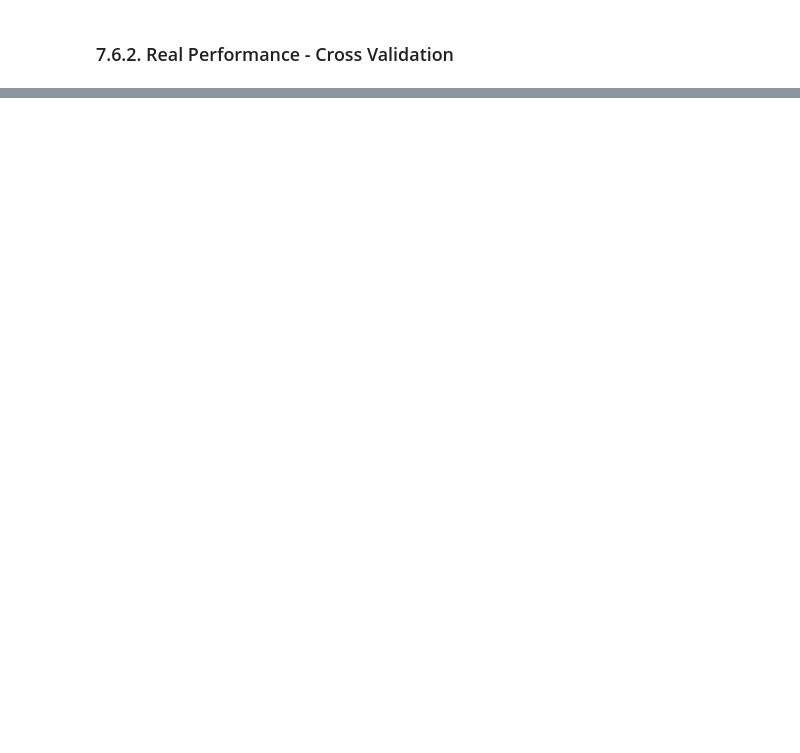
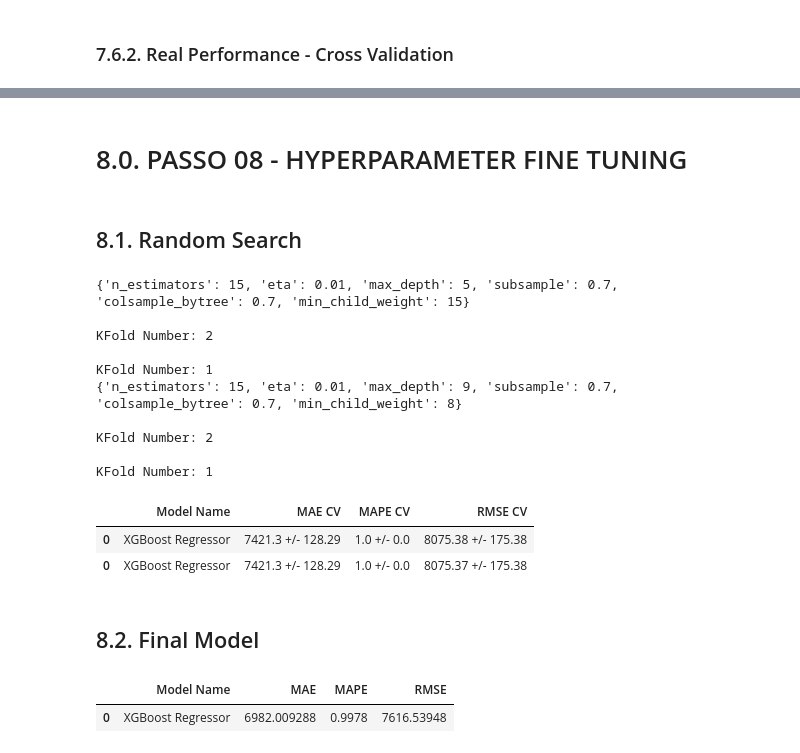
Before and after one commit to deboraines/Projeto_rossmann_store_sales, a Jupyter notebook: store_sales_prediction.ipynb, the cells around one changed output, grey strips where cells are left out. Cells and saved outputs as stored; diff of their text form; code cells hidden in the pictures; blank space fills up the shorter version.

Commit message:
hyperparameter fine tuning strategy done

```diff
--- a/store_sales_prediction.ipynb
+++ b/store_sales_prediction.ipynb
@@ -1198,7 +1203,7 @@ x_train = X_train[cols_selected_boruta]
 x_test = X_test[cols_selected_boruta]
 
 # Time Series Data Preparation
-#x_training = X_train[cols_selected_boruta_full]
+x_training = X_train[cols_selected_boruta_full]
 # %% [markdown]
 ## 7.1. Average Model (Modelo de Média)
 O principal papel do modelo de média é ser uma base comparativa para a perfomance dos outros modelos.
@@ -1319,0 +1350,55 @@ modelling_result_cv
+# %% [markdown]
+# 8.0. PASSO 08 - HYPERPARAMETER FINE TUNING
+# %% [markdown]
+## 8.1. Random Search
+# %%
+param = {
+    'n_estimators': [1500, 1700, 2500, 3000, 3500],
+    'eta': [0.01, 0.03],
+    'max_depth': [3, 5, 9], # criamos listas espaçadas para tentar encontrar um conjunto que abrange todos os possíveis valores
+    'subsample': [0.1, 0.5, 0.7], # é a porcentagem
+    'colsample_bytree': [0.3, 0.7, 0.9],
+    'min_child_weight': [3, 8, 15]
+}
+
+MAX_EVAL = 10
+# %%
+#import random
+
+final_result = pd.DataFrame()
+
+for i in range(MAX_EVAL):
+    # choose values for parameters randomly
+    hp = { k: random.sample(v, 1)[0] for k, v in param.items() } # retorna os itens dentro do dicionário
+    print(hp) # retorna a chaves valores aleatoriamente
+
+    # model
+    model_xgb = xgb.XGBRegressor(objective='reg:squarederror',
+                                 n_estimators = hp['n_estimators'],
+                                 eta = hp['eta'],
+                                 max_depth = hp['max_depth'],
+                                 subsample = hp['subsample'],
+                                 colsample_bytree = hp['colsample_bytree'],
+                                 min_child_weight = hp['min_child_weight'])
+
+    # performance
+    result = cross_validation(x_training, 10, 'XGBoost Regressor', model_xgb, verbose=True)
+    final_result = pd.concat([final_result, result]) # concatenação do final_result com result
+
+final_result
+# %% [output]
+{'n_estimators': 15, 'eta': 0.01, 'max_depth': 5, 'subsample': 0.7, 'colsample_bytree': 0.7, 'min_child_weight': 15}
+
+KFold Number: 2
+
+KFold Number: 1
+{'n_estimators': 15, 'eta': 0.01, 'max_depth': 9, 'subsample': 0.7, 'colsample_bytree': 0.7, 'min_child_weight': 8}
+
+KFold Number: 2
+
+KFold Number: 1
+|  | Model Name | MAE CV | MAPE CV | RMSE CV |
+| 0 | XGBoost Regressor | 7421.3 +/- 128.29 | 1.0 +/- 0.0 | 8075.38 +/- 175.38 |
+| 0 | XGBoost Regressor | 7421.3 +/- 128.29 | 1.0 +/- 0.0 | 8075.37 +/- 175.38 |
+# %% [markdown]
+## 8.2. Final Model
@@ -1319,0 +1414,18 @@ modelling_result_cv
+# %%
+# model
+model_xgb_tuned = xgb.XGBRegressor(objective = 'reg:squarederror',
+                                   n_estimators = param_tuned['n_estimators'],
+                                   eta = param_tuned['eta'],
+                                   max_depth = param_tuned['max_depth'],
+                                   subsample = param_tuned['subsample'],
+                                   colsample_bytree = param_tuned['colsample_bytree'],
+                                   min_child_weight = param_tuned['min_child_weight']).fit(x_train, y_train)
+# prediction
+yhat_xgb_tuned = model_xgb_tuned.predict(x_test)
+
+# performance
+xgb_result_tuned = ml_error('XGBoost Regressor', np.expm1(y_test), np.expm1(yhat_xgb_tuned))
+xgb_result_tuned
+# %% [output]
+|  | Model Name | MAE | MAPE | RMSE |
+| 0 | XGBoost Regressor | 6982.009288 | 0.9978 | 7616.53948 |
```
Also changed, not shown: parts of 19 cells of this notebook, 1 other file.
